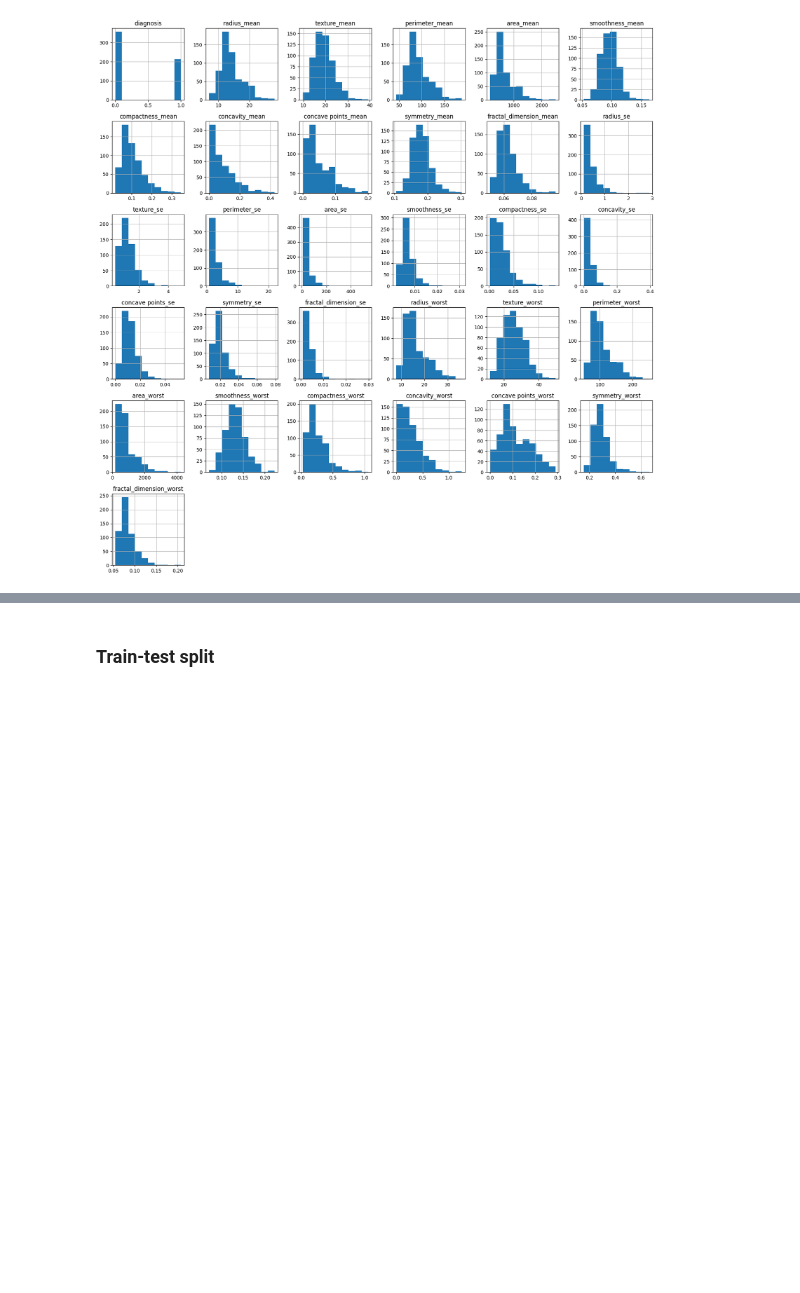
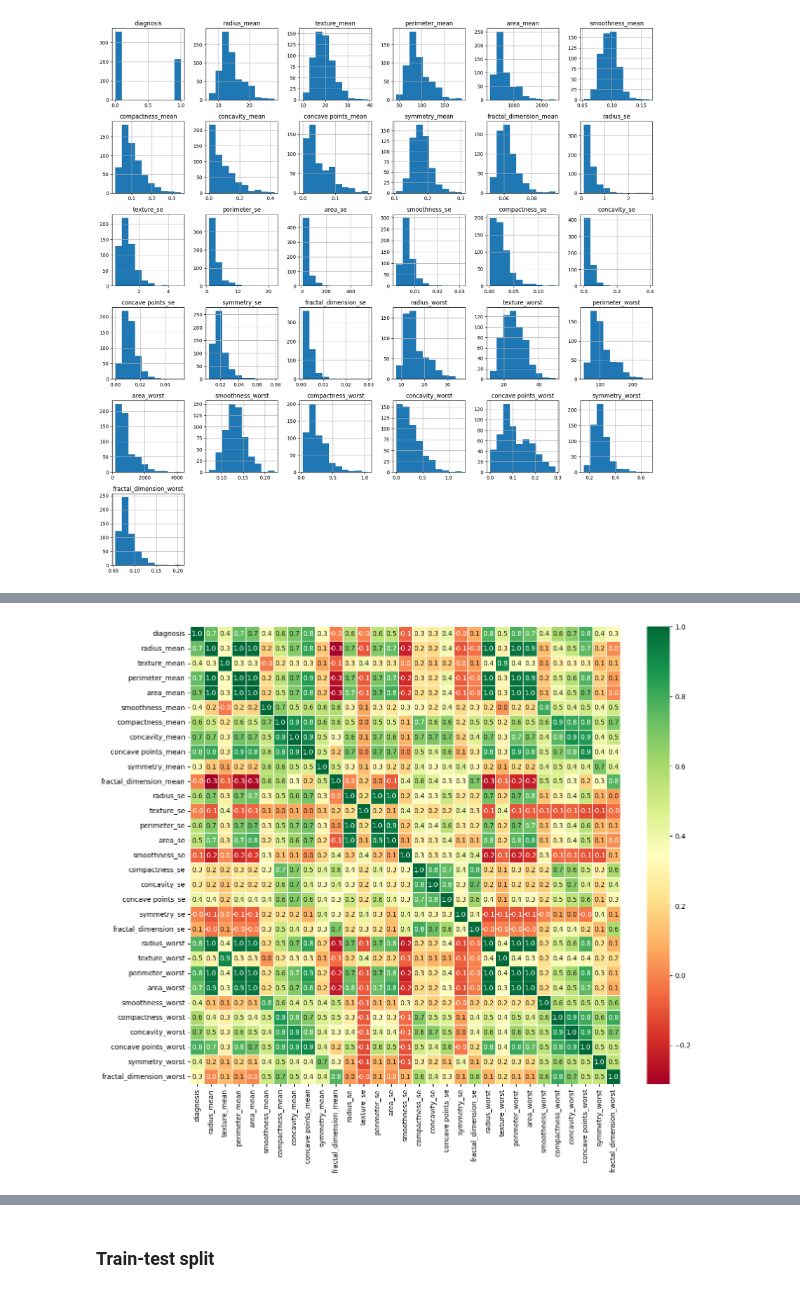
Before and after one commit to Arrr-az/Breast-Cancer-Dataset-Classification, a Jupyter notebook: kNN_Breast_Cancer_Dataset.ipynb, the cells around one changed output, grey strips where cells are left out. Drawn from its saved outputs; the diff is of its cells as text; code cells hidden in the pictures; blank space fills up the shorter version.

```diff
--- a/kNN_Breast_Cancer_Dataset.ipynb
+++ b/kNN_Breast_Cancer_Dataset.ipynb
@@ -132,0 +139,10 @@ In this case, a cell's "concavity" and "concave points" are characteristics that
+# %%
+# Heatmap of correlation between features (and also the target value)
+import seaborn as sns
+import matplotlib.pyplot as plt
+
+plt.figure(figsize=(14,12))
+p=sns.heatmap(df.corr(), annot=True, cmap ='RdYlGn', fmt=".1f",linewidths=0.5)
+# plt.savefig('heatmap.png')
+# %% [output]
+[figure, added]
```
Also changed, not shown: parts of 45 cells of this notebook.
